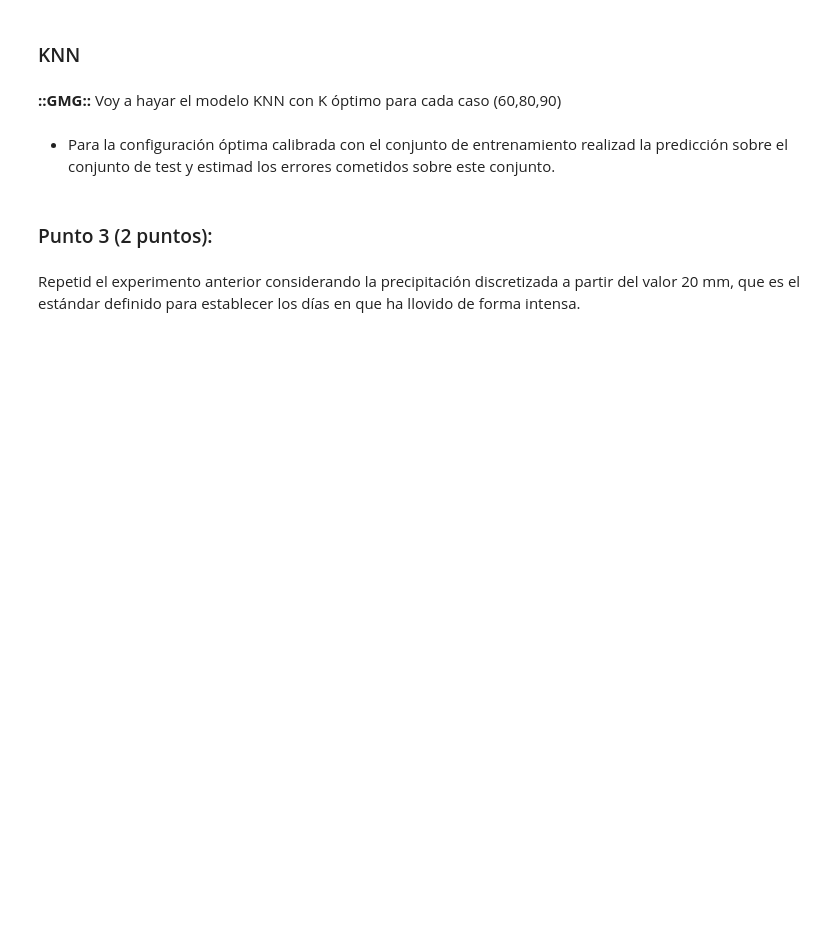
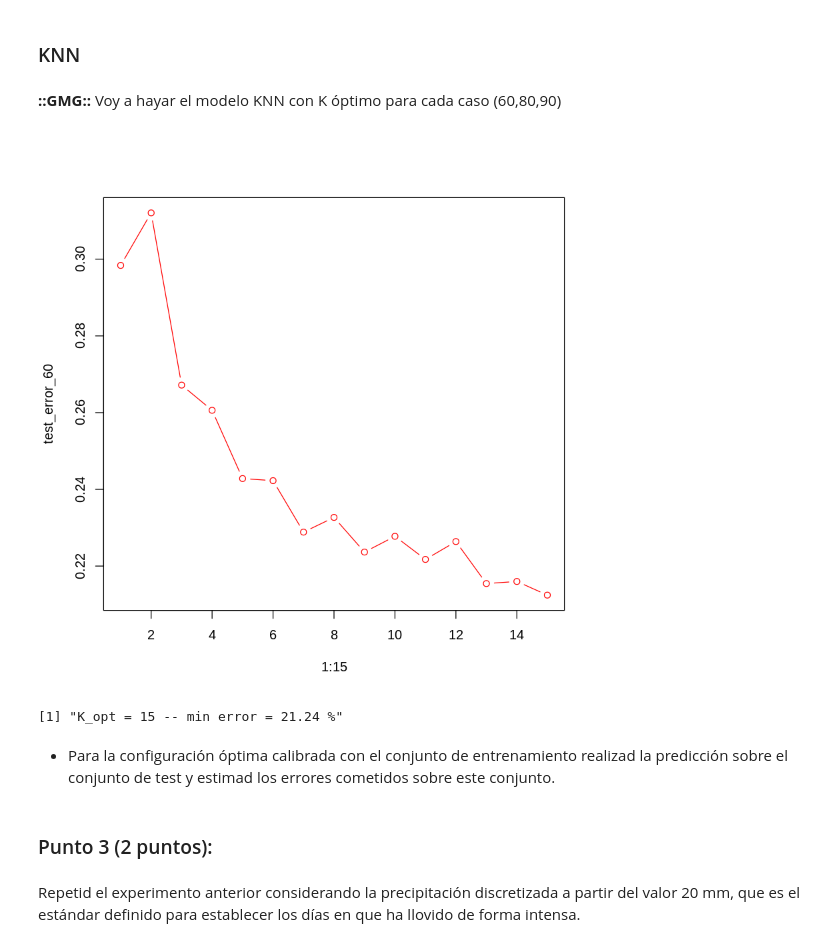
Before and after one commit to yerartdev/uc-m1966-datamining, a Jupyter notebook: d2/T02-m1966-clasificacion-reduccion-dimensionalidad.ipynb, the cells around one changed output. Cells and saved outputs as stored; diff of their text form; code cells hidden in the pictures; blank space fills up the shorter version.

Commit message:
m1966 - práctica T02 (pca): fix cumsum; punto 2: umbrales, pca datasets, pca_meteo_60 k_opt, min test error

```diff
--- a/d2/T02-m1966-clasificacion-reduccion-dimensionalidad.ipynb
+++ b/d2/T02-m1966-clasificacion-reduccion-dimensionalidad.ipynb
@@ -573,8 +573,8 @@ str(precip)
 # %%
 #::GMG::Calculo la ocurrencia de precipitación
 #       binary occurrence as factor (discretizo + 'categorizo')
-occurrence <- as.factor(ifelse(precip >= 1, 1, 0))
-str(occurrence)
+precip_f <- as.factor(ifelse(precip >= 1, 1, 0))
+str(precip_f)
 # %% [output]
  Factor w/ 2 levels "0","1": 2 1 2 1 1 2 2 1 1 1 ...
 # %% [markdown]
@@ -633,4 +635,6 @@ paste('El número de PCs que explican el 90% de la varanza es ', umbrales[3])
 X_60 <- pca_x_scaled$x[,1]
 X_80 <- pca_x_scaled$x[,c(1,2)]
 X_90 <- pca_x_scaled$x[,1:9]
+# %%
+pca_meteo_60 <- data.frame(precip_f = precip_f, PC1 = X_60)
 # %%
@@ -648,20 +676,3 @@ str(X_90)
 library(class)
 # %%
 set.seed(1)
-# %%
-#::GMG::Primer Caso: 60 --> PC1
-# Hago los modelos para 15 valores de k
-train.error = rep(0,15)
-test.error = rep(0,15)
-for(k in 1:15){
-    model.knn.train <- knn(train=pca_x_occ$x[,1],
-                           test=X[trainIndex,],
-                           cl=responseY[trainIndex],
-                           k=k, prob=F)
-    train.error[k] <- sum(model.knn.train!=responseY[trainIndex])/length(responseY[trainIndex])
-    model.knn.test <- knn(train=X[trainIndex,],
-                          test=X[-trainIndex,],
-                          cl=responseY[trainIndex],
-                          k=k, prob=F)
-    test.error[k] <- sum(model.knn.test!=responseY[-trainIndex])/length(responseY[-trainIndex])
-}
@@ -671,0 +679,17 @@ points(1:15, test.error, col='blue', type = 'b')
+# %%
+#::GMG::Primer Caso: 60 --> PC1
+# Hago los modelos para 15 valores de k
+# https://www.rdocumentation.org/packages/class/versions/7.3-15/topics/knn
+test_error_60 = rep(0,15)
+for(k in 1:15){
+    model_knn_60 <- knn(train=as.matrix(pca_meteo_60[indtrain, -1]),
+                        test=as.matrix(pca_meteo_60[indtest, -1]),
+                        cl=pca_meteo_60[indtrain,1],
+                        k=k, prob=F)
+    test_error_60[k] <- mean(model_knn_60 != pca_meteo_60[indtest,1])
+}
+# %%
+#::GMG::Dibujamos el resultado
+plot(1:15, test_error_60, col='red', type = 'b')
+# %% [output]
+[figure, added]
@@ -672,3 +700,7 @@ points(1:15, test.error, col='blue', type = 'b')
+# %%
+paste('K_opt =',bestk,'-- min error =',round(best_error_60,2),'%')
+# %% [output]
+[1] "K_opt = 15 -- min error = 21.24 %"
 # %%
 #::GMG::Primer Caso: 80
 # Hago los modelos para 15 valores de k
```
Also changed, not shown: parts of 12 cells of this notebook.
